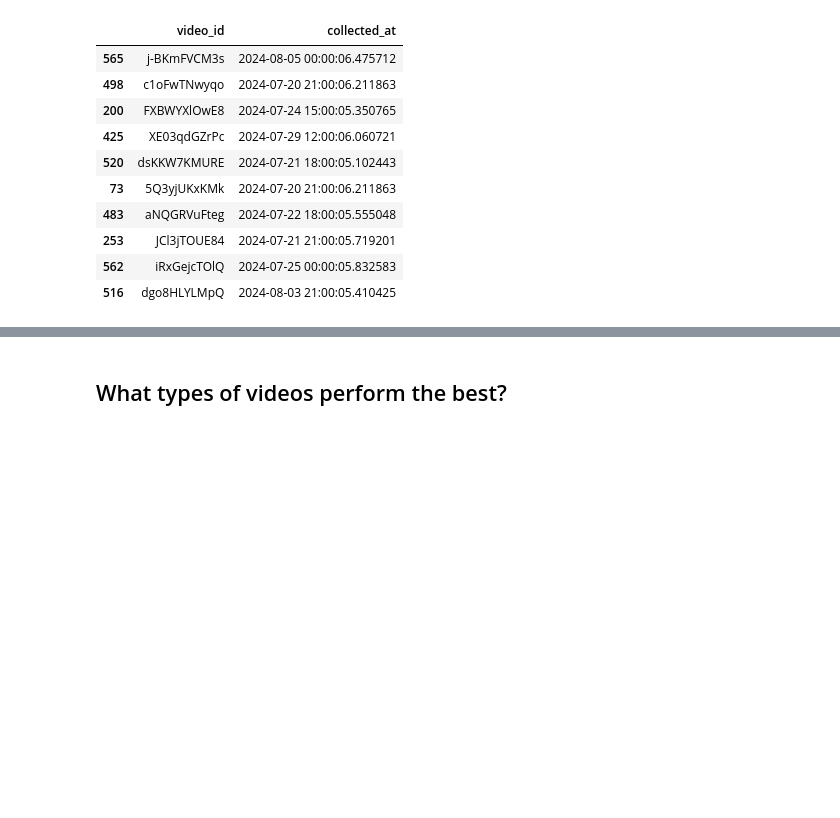
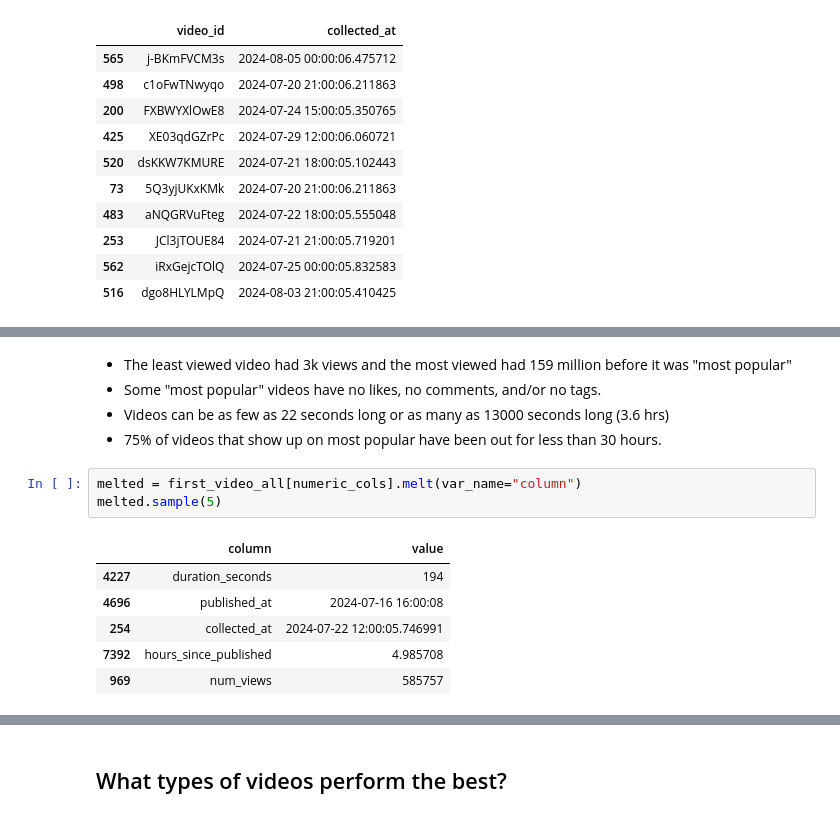
Before and after one commit to AndrewDettor/YouTubeMostPopularVideos, a Jupyter notebook: time_series_EDA.ipynb, the cells around one changed output, grey strips where cells are left out. Cells and saved outputs as stored; diff of their text form; blank space fills up the shorter version.

```diff
--- a/time_series_EDA.ipynb
+++ b/time_series_EDA.ipynb
@@ -758,4 +754,19 @@ summary_stats
 | 75% | 2024-08-01 15:00:05.894264064 | 9.501960e+05 | 4.578500e+04 | 3502.000000 | 25.000000 | 1406.000000 | 2024-07-31 17:00:24 | ... |
 | max | 2024-08-07 15:00:05.985525 | 1.595597e+08 | 7.392365e+06 | 337068.000000 | 64.000000 | 13311.000000 | 2024-08-07 02:21:24 | ... |
 | std | NaN | 7.540386e+06 | 4.016360e+05 | 21391.230705 | 13.076012 | 1045.677287 | NaN | ... |
+# %% [markdown]
+- The least viewed video had 3k views and the most viewed had 159 million before it was "most popular"
+- Some "most popular" videos have no likes, no comments, and/or no tags.
+- Videos can be as few as 22 seconds long or as many as 13000 seconds long (3.6 hrs)
+- 75% of videos that show up on most popular have been out for less than 30 hours.
+# %%
+melted = first_video_all[numeric_cols].melt(var_name="column")
+melted.sample(5)
+# %% [output]
+|  | column | value |
+| 4227 | duration_seconds | 194 |
+| 4696 | published_at | 2024-07-16 16:00:08 |
+| 254 | collected_at | 2024-07-22 12:00:05.746991 |
+| 7392 | hours_since_published | 4.985708 |
+| 969 | num_views | 585757 |
 # %%
```
Also changed, not shown: parts of 28 cells of this notebook.
